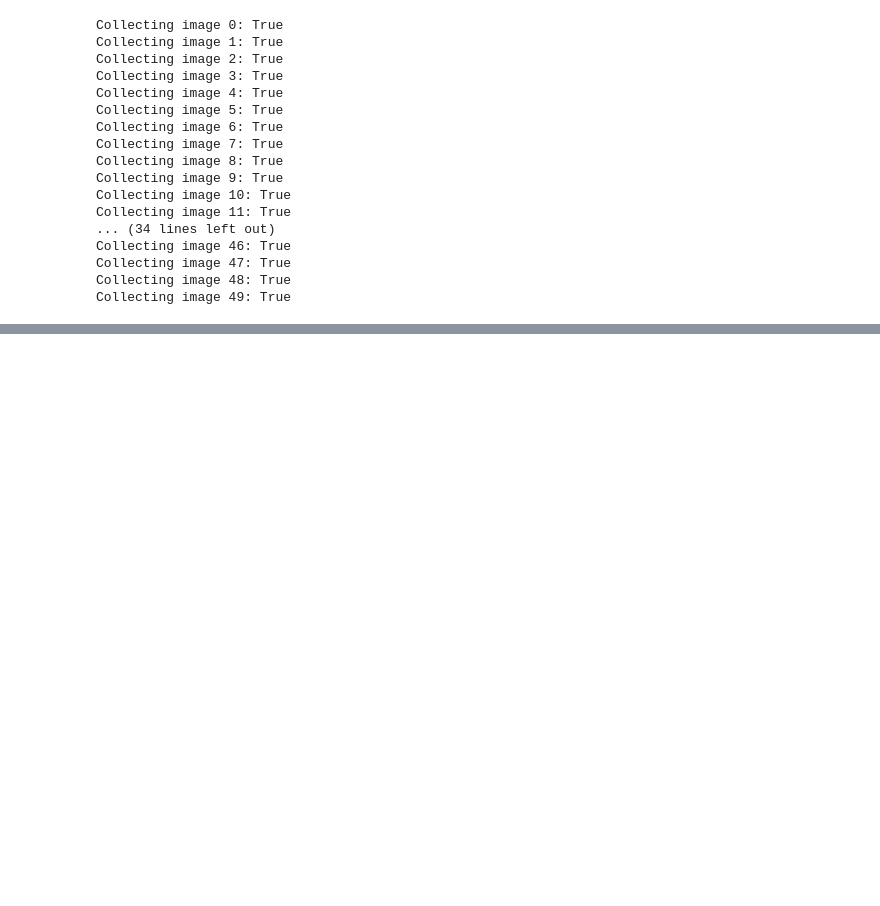
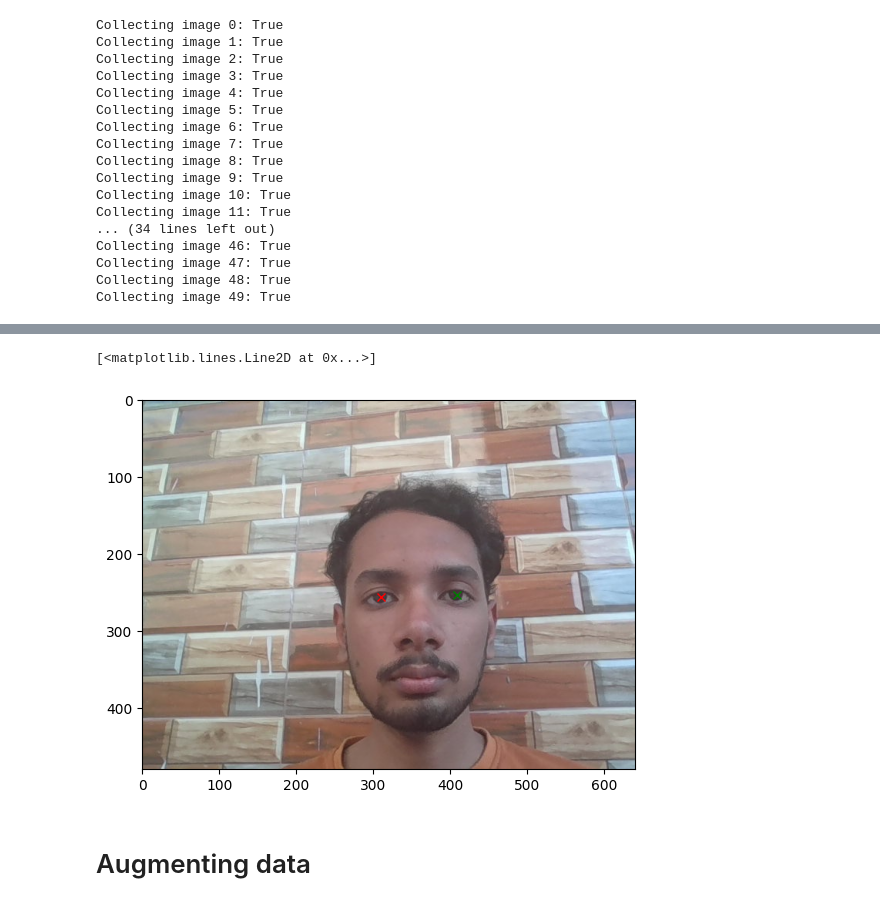
Before and after one commit to MoAnasSiddiqui/iris-it, a Jupyter notebook: DataCollection.ipynb, the cells around one changed output, grey strips where cells are left out. Drawn from its saved outputs; the diff is of its cells as text; code cells hidden in the pictures; blank space fills up the shorter version.

Commit message:
started augmenting data

```diff
--- a/DataCollection.ipynb
+++ b/DataCollection.ipynb
@@ -127,0 +150,6 @@ Collecting image 49: True
+# %%
+random_image = cv2.cvtColor(cv2.imread('real_data/train/images/4aa22d35-7358-11ef-b59c-50eb71bdd737.jpg'), cv2.COLOR_BGR2RGB)
+with open(os.path.join('real_data/train/labels/4aa22d35-7358-11ef-b59c-50eb71bdd737.json'), 'r') as f:
+    random_label = json.load(f)
+
+random_label['shapes']
@@ -127,0 +171,9 @@ Collecting image 49: True
+# %%
+plt.imshow(random_image)
+plt.plot(random_label['shapes'][0]['points'][0][0], random_label['shapes'][0]['points'][0][1], 'rx')
+plt.plot(random_label['shapes'][1]['points'][0][0], random_label['shapes'][1]['points'][0][1], 'gx')
+# %% [output]
+[<matplotlib.lines.Line2D at 0x...>]
+[figure, added]
+# %% [markdown]
+# Augmenting data
```
Also changed, not shown: parts of 8 cells of this notebook.
